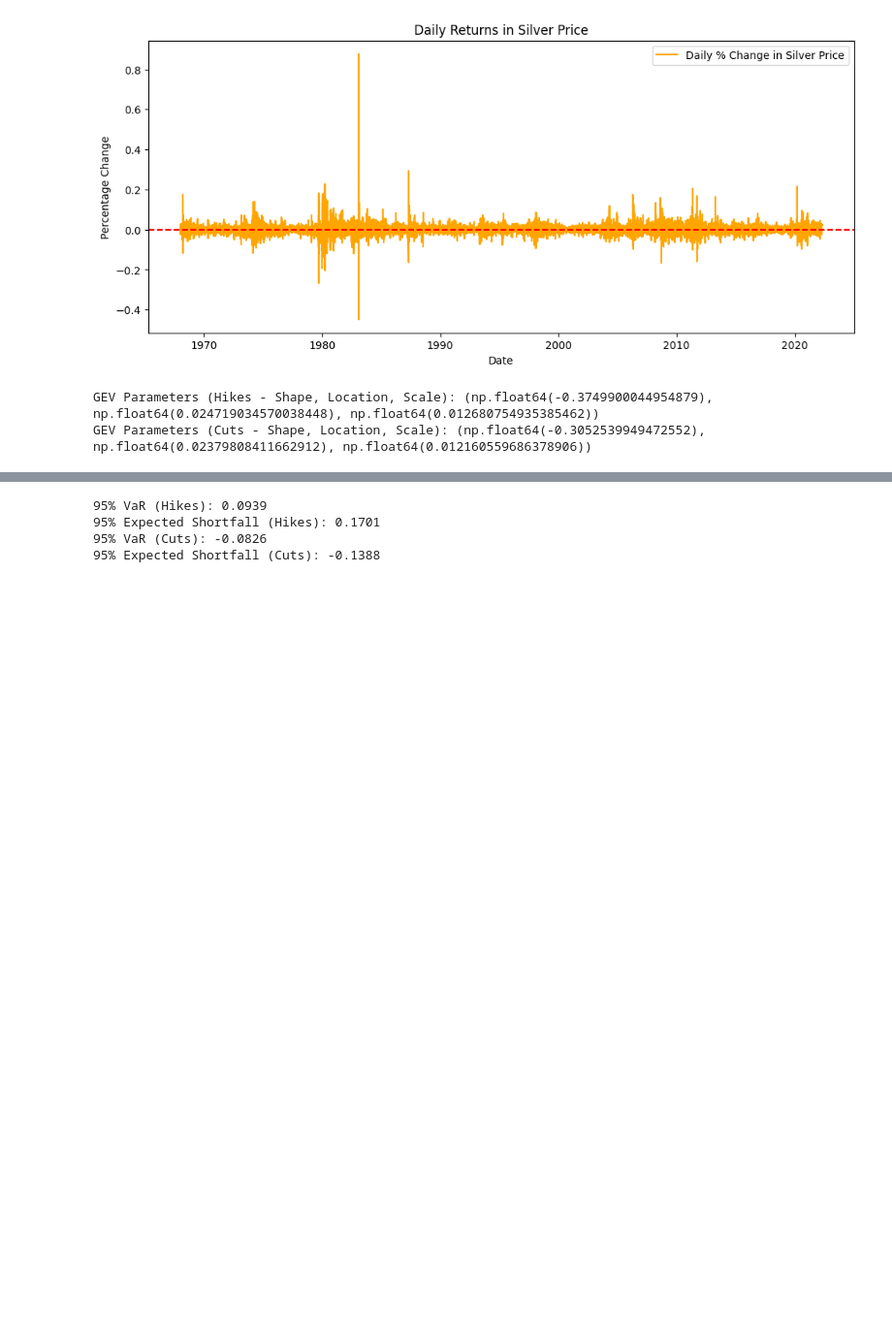
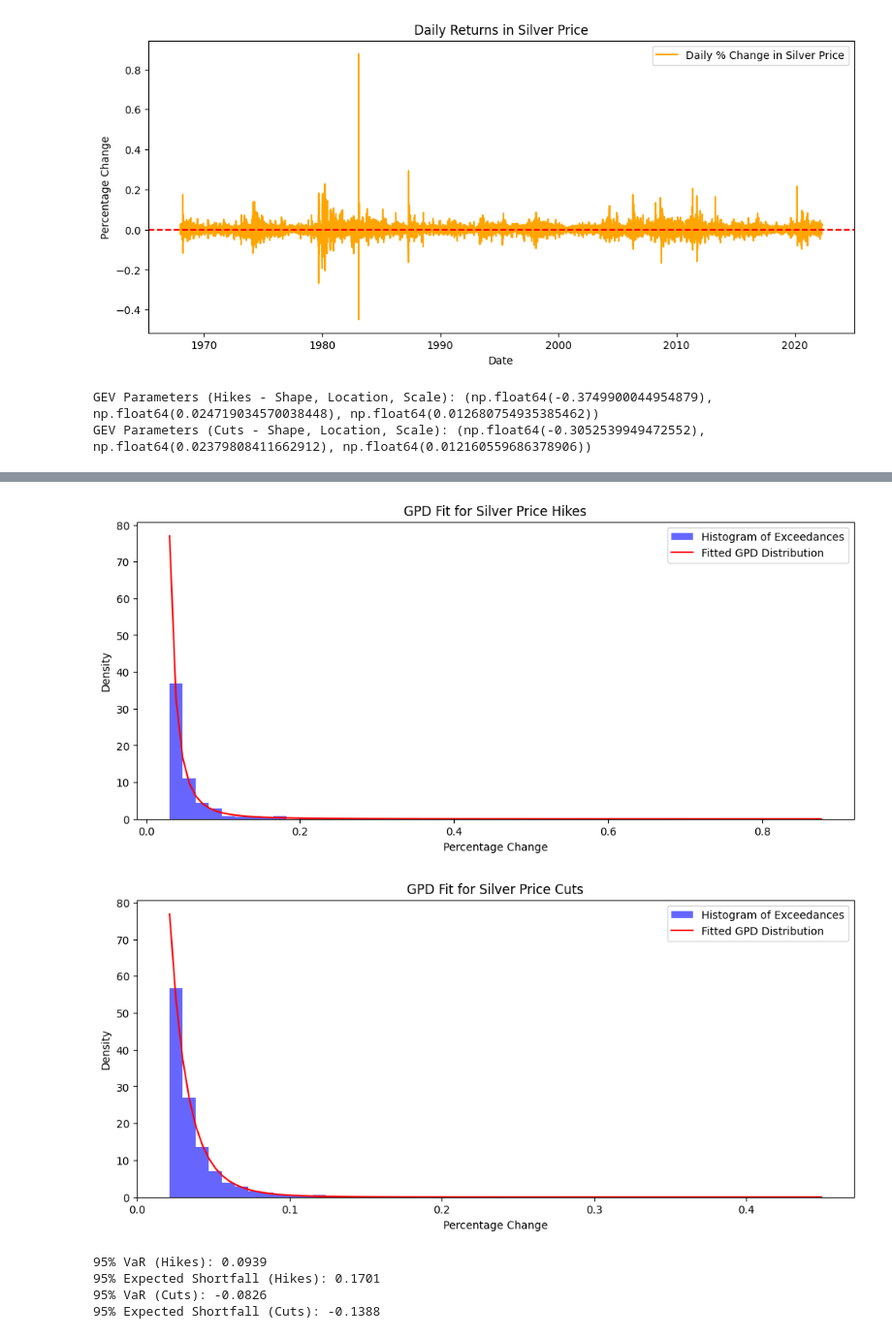
Before and after one commit to Sleeperalex/projetEVT, a Jupyter notebook: projetEVT.ipynb, the cells around one changed output, grey strips where cells are left out. Shown: that part at 97% size. Saved outputs shown, nothing was run; the diff lists cells and outputs as text; code cells hidden in the pictures; blank space fills up the shorter version.

```diff
--- a/projetEVT.ipynb
+++ b/projetEVT.ipynb
@@ -101,3 +101,22 @@ GPD Parameters (Cuts - Shape, Location, Scale): (np.float64(-0.07476825506746895
+# %%
+# Visualizing the Fitted GPD Distribution
+def plot_gpd_fits(data, gpd_params, title):
+    plt.figure(figsize=(12, 5))
+    x = np.linspace(min(data), max(data), 100)
+    pdf = genpareto.pdf(x, *gpd_params)
+    plt.hist(data, bins=50, density=True, alpha=0.6, color='b', label='Histogram of Exceedances')
+    plt.plot(x, pdf, 'r-', label='Fitted GPD Distribution')
+    plt.title(title)
+    plt.xlabel('Percentage Change')
+    plt.ylabel('Density')
+    plt.legend()
+    plt.show()
+
+plot_gpd_fits(extreme_hikes, gpd_params_hikes, 'GPD Fit for Silver Price Hikes')
+plot_gpd_fits(-extreme_cuts, gpd_params_cuts, 'GPD Fit for Silver Price Cuts')
+# %% [output]
+[figure, added]
+[figure, added]
 # %%
 # Compute 95% Value-at-Risk (VaR) and Expected Shortfall (ES)
 var_95_hikes = genextreme.ppf(0.95, *gev_params_hikes)
```
Also changed, not shown: parts of 2 cells of this notebook.
